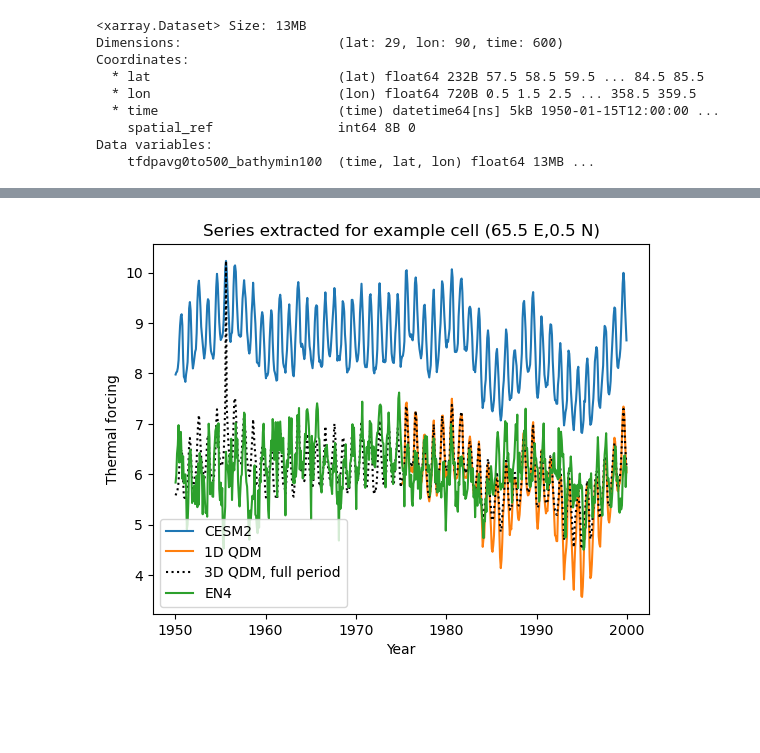
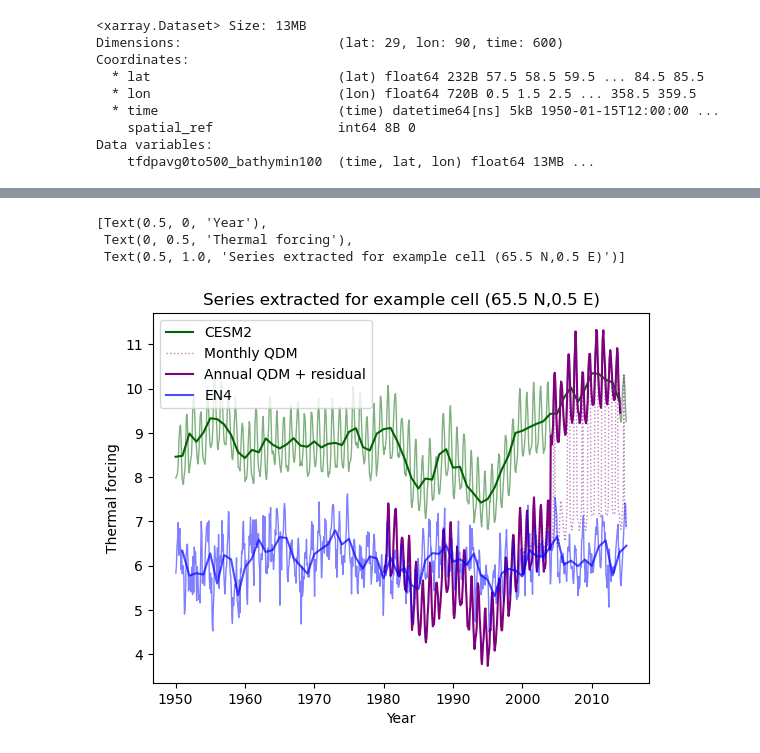
Before and after one commit to ehultee/gris-iceocean-process, a Jupyter notebook: Step3-QDM_reimplementation.ipynb, the cells around one changed output, grey strips where cells are left out. Drawn from its saved outputs; the diff is of its cells as text; code cells hidden in the pictures; blank space fills up the shorter version.

```diff
--- a/Step3-QDM_reimplementation.ipynb
+++ b/Step3-QDM_reimplementation.ipynb
@@ -905,11 +702,11 @@ Check whether we can modify the full simulated set over the full period, 1950-20
 # %%
-qdm_result_3d_fullperiod = apply_cmfunc(
-    method = "quantile_delta_mapping",
-    obs = tobs_repr_match.sel(time=slice('1950','2000')),
-    simh = test_ds_full.sel(time=slice('1950', '2000')).rename({'time':'t_simh'}),
-    simp = test_ds_full.sel(time=slice('1950', '2000')),
-    n_quantiles = 100,
-    input_core_dims={"obs": "time", "simh": "t_simh", "simp": "time"},
-    # group={"obs": "time.month", "simh": "t_simh.month", "simp": "time"},
-    kind = "+", # to calculate the relative rather than the absolute change, "*" can be used instead of "+" (this is prefered when adjusting precipitation)
-)
+qdm_annual = apply_cmfunc(
+        method = "quantile_delta_mapping",
+        obs = tobs_repr_match.sel(time=slice('1950','1999')).resample(time='A').mean(),
+        simh = annual_ds.sel(time=slice('1950', '1980')).rename({'time':'t_simh'}),
+        simp = annual_ds.sel(time=slice('1980', '2014')),
+        n_quantiles = 100,
+        input_core_dims={"obs": "time", "simh": "t_simh", "simp": "time"},
+        # group={"obs": "time.month", "simh": "t_simh.month", "simp": "time"},
+        kind = "+", # to calculate the relative rather than the absolute change, "*" can be used instead of "+" (this is prefered when adjusting precipitation)
+    )
@@ -934,14 +713,35 @@ example_cell_series.plot()
-# %%
-fig, ax = plt.subplots()
-# ax.plot(test_series.time.values, test_series)
-ax.plot(test_series.indexes['time'].to_datetimeindex().values, test_series, label='CESM2')
-ax.plot(qdm_result.time, qdm_result.tfdpavg0to500_bathymin100.values, label='1D QDM')
-ax.plot(example_cell_series.time, example_cell_series.values,
-        color='k', ls=':', label='3D QDM, full period')
-ax.plot(tobs_times,
-    test_obs_trimmed, label='EN4')
-ax.legend(loc='best')
-ax.set(xlabel='Year', ylabel='Thermal forcing', title='Series extracted for example cell ({} E,{} N)'.format(lat_sel, lon_sel))
-plt.show()
-# %% [output]
-[figure, removed]
+# %%
+annual_series = annual_ds.tfdpavg0to500_bathymin100.sel(lat=lat_sel, lon=lon_sel, method='nearest')
+qdm_annual_series = qdm_annual.tfdpavg0to500_bathymin100.sel(lat=lat_sel, lon=lon_sel, method='nearest')
+qdm_plus_resid = qdm_annual_series.resample(time='ME').ffill() + residual_ds.tfdpavg0to500_bathymin100.sel(lat=lat_sel, lon=lon_sel, method='nearest')
+en4_series = tobs_repr_match.sel(lat=lat_sel, lon=lon_sel, method='nearest')
+en4_annual = en4_series.resample(time='A').mean()
+
+fig, ax = plt.subplots()
+
+ax.plot(test_series.time, test_series.values,
+        color='darkgreen', lw=1.0, alpha=0.5)
+ax.plot(annual_series.time, annual_series.values,
+        color='darkgreen', lw=1.5, label='CESM2')
+# ax.plot(qdm_result.time, qdm_result.tfdpavg0to500_bathymin100.values, label='QDM-corrected')
+# ax.plot(qdm_annual_series.time, qdm_annual_series.values,
+#         color='k', ls=':', label='Annual QDM')
+
+ax.plot(qdm_series.time, qdm_series.values,
+        color='purple', lw=1.0, ls=':', alpha=0.5, label='Monthly QDM')
+
+ax.plot(qdm_plus_resid.time, qdm_plus_resid.values,
+        color='purple', lw=1.5, label='Annual QDM + residual')
+
+ax.plot(en4_series.time, en4_series.values,
+        color='blue', lw=1.0, alpha=0.5)
+ax.plot(en4_annual.time, en4_annual.values,
+        color='blue', lw=1.5, alpha=0.7, label='EN4')
+
+ax.legend(loc='upper left')
+ax.set(xlabel='Year', ylabel='Thermal forcing', title='Series extracted for example cell ({} N,{} E)'.format(lat_sel, lon_sel))
+# %% [output]
+[Text(0.5, 0, 'Year'),
+ Text(0, 0.5, 'Thermal forcing'),
+ Text(0.5, 1.0, 'Series extracted for example cell (65.5 N,0.5 E)')]
+[figure, added]
```
Also changed, not shown: parts of 61 cells of this notebook.
